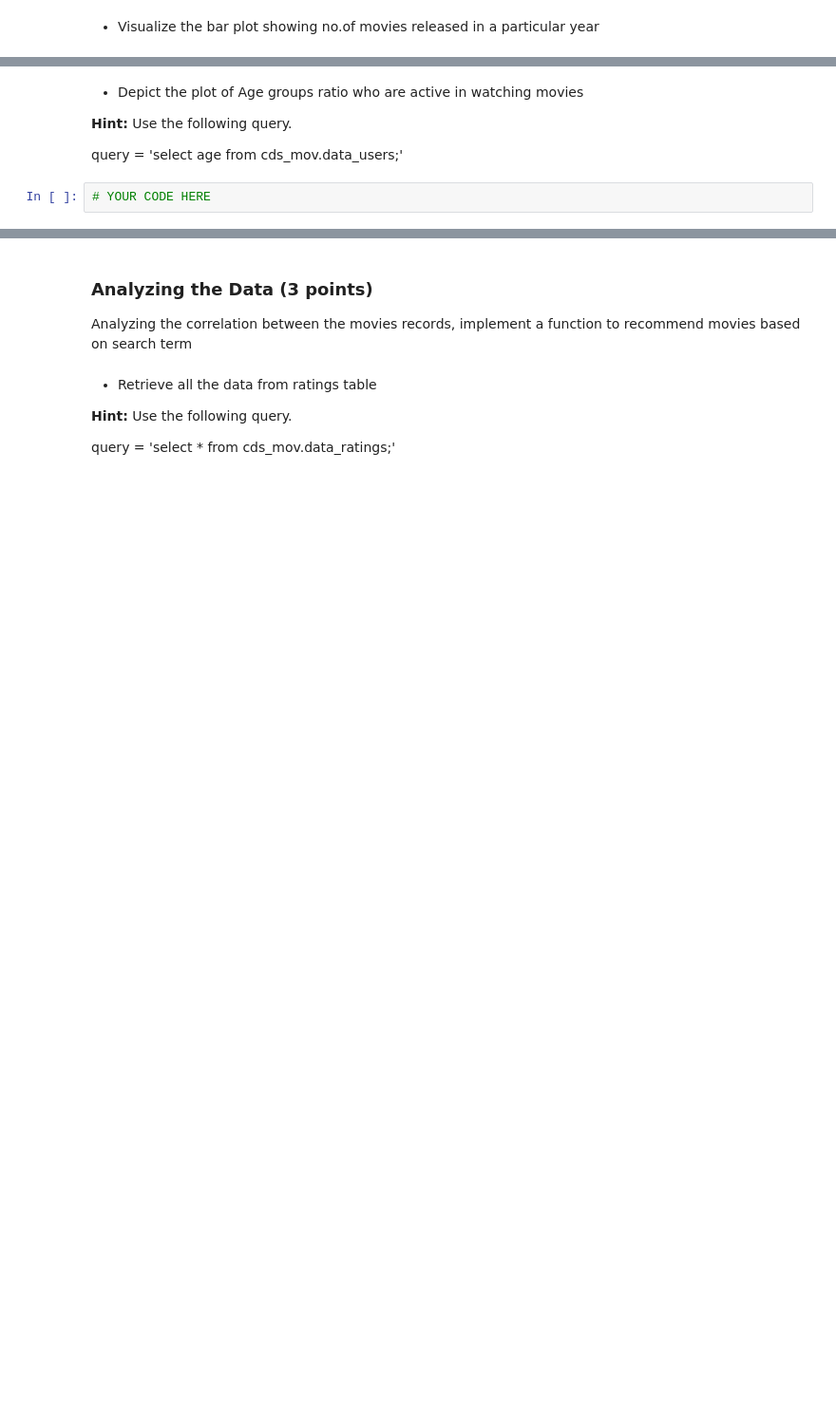
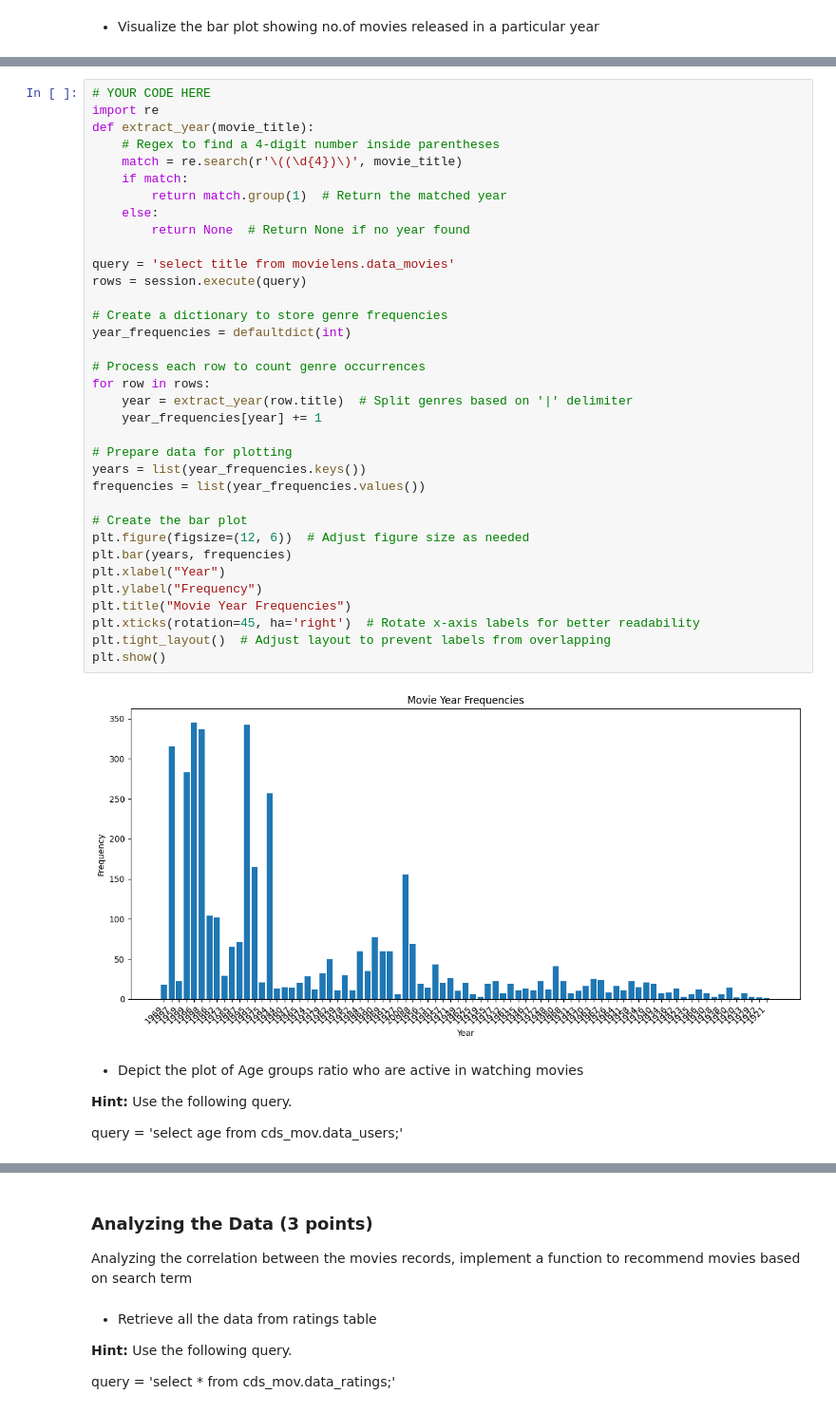
Before and after one commit to madhavamk/computational-data-science, a Jupyter notebook: MiniProjects/M7_NB_MiniProject_1_Movielens_Cassandra.ipynb, the cells around one changed output, grey strips where cells are left out. Shown at 95% size. Drawn from its saved outputs; the diff is of its cells as text; blank space fills up the shorter version.

```diff
--- a/MiniProjects/M7_NB_MiniProject_1_Movielens_Cassandra.ipynb
+++ b/MiniProjects/M7_NB_MiniProject_1_Movielens_Cassandra.ipynb
@@ -407,8 +436,43 @@ genres = session.execute(query)
+# %%
+# YOUR CODE HERE
+import re
+def extract_year(movie_title):
+    # Regex to find a 4-digit number inside parentheses
+    match = re.search(r'\((\d{4})\)', movie_title)
+    if match:
+        return match.group(1)  # Return the matched year
+    else:
+        return None  # Return None if no year found
+
+query = 'select title from movielens.data_movies'
+rows = session.execute(query)
+
+# Create a dictionary to store genre frequencies
+year_frequencies = defaultdict(int)
+
+# Process each row to count genre occurrences
+for row in rows:
+    year = extract_year(row.title)  # Split genres based on '|' delimiter
+    year_frequencies[year] += 1
+
+# Prepare data for plotting
+years = list(year_frequencies.keys())
+frequencies = list(year_frequencies.values())
+
+# Create the bar plot
+plt.figure(figsize=(12, 6))  # Adjust figure size as needed
+plt.bar(years, frequencies)
+plt.xlabel("Year")
+plt.ylabel("Frequency")
+plt.title("Movie Year Frequencies")
+plt.xticks(rotation=45, ha='right')  # Rotate x-axis labels for better readability
+plt.tight_layout()  # Adjust layout to prevent labels from overlapping
+plt.show()
+# %% [output]
+[figure, added]
 # %% [markdown]
 * Depict the plot of Age groups ratio who are active in watching movies
 
 **Hint:** Use the following query.
 
 query = 'select age from cds_mov.data_users;'
-# %%
-# YOUR CODE HERE
```
Also changed, not shown: parts of 15 cells of this notebook.
